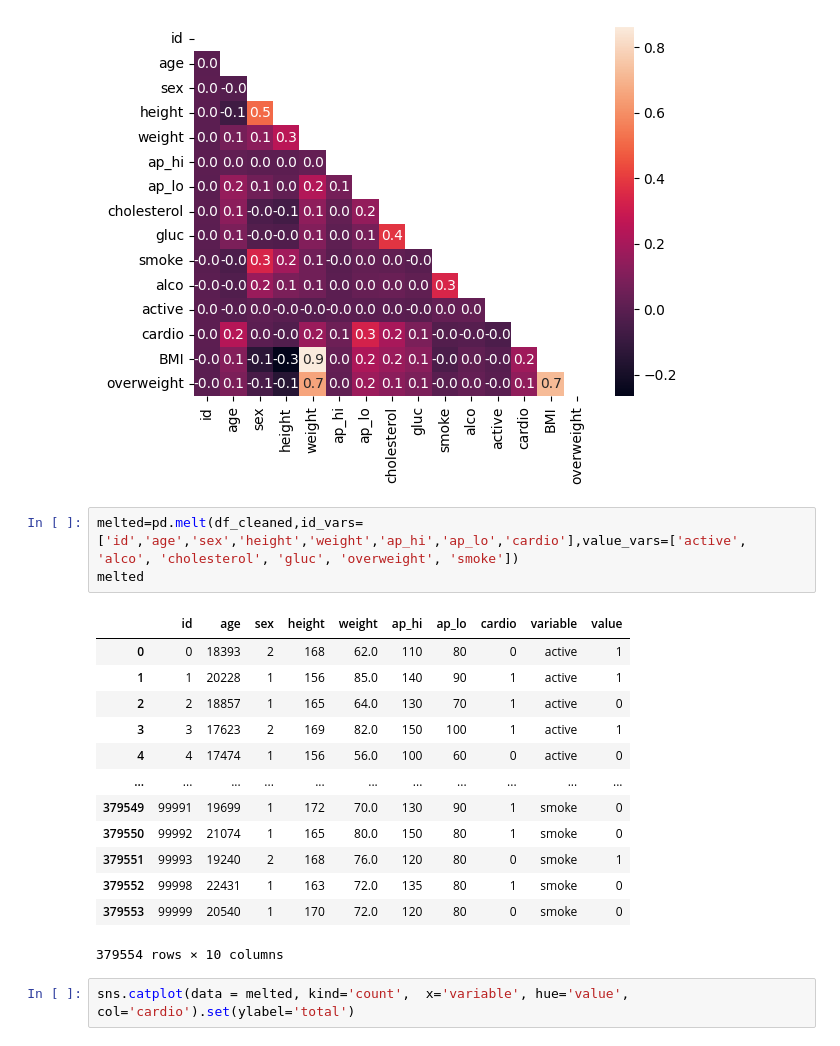
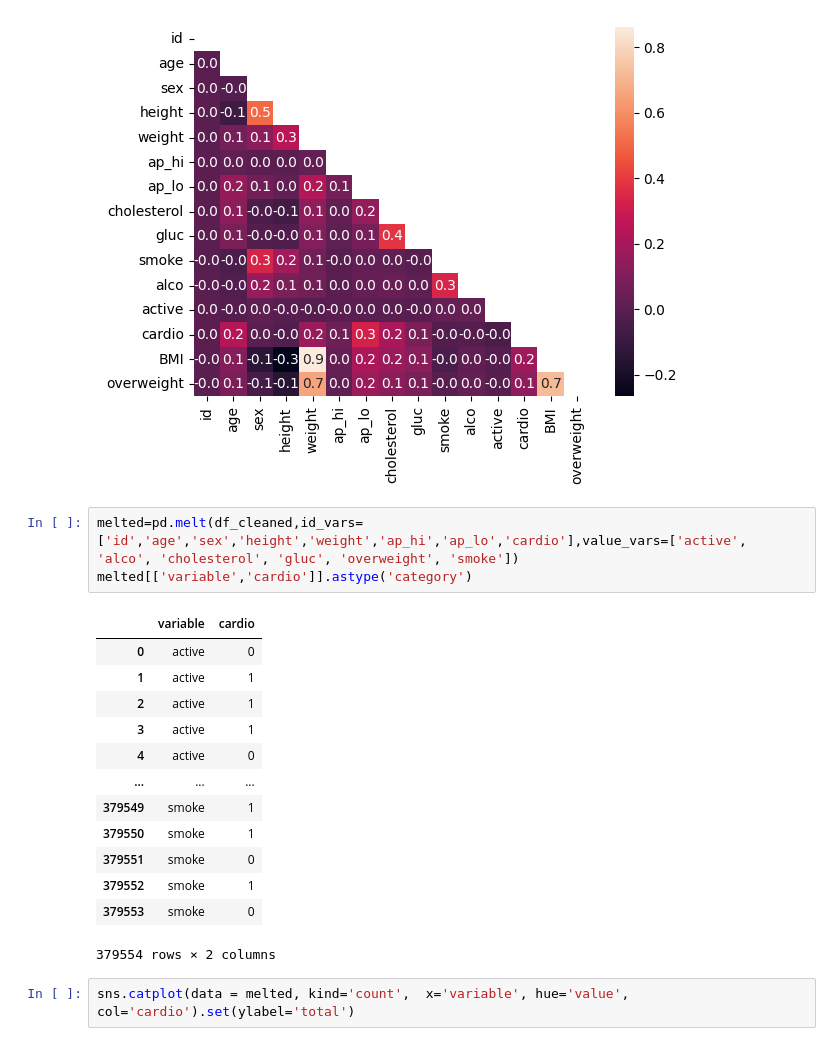
Before and after one commit to roldugina/freecodecamp_data_analysis_projects, a Jupyter notebook: medical_data_visualizer/medical_examination.ipynb, the cells around one changed output. Saved outputs shown, nothing was run; the diff lists cells and outputs as text.

```diff
--- a/medical_data_visualizer/medical_examination.ipynb
+++ b/medical_data_visualizer/medical_examination.ipynb
@@ -105,21 +105,21 @@ sns.heatmap(corr_matr,mask=mask,annot=True,fmt='.1f')
 [figure]
 # %%
 melted=pd.melt(df_cleaned,id_vars=['id','age','sex','height','weight','ap_hi','ap_lo','cardio'],value_vars=['active', 'alco', 'cholesterol', 'gluc', 'overweight', 'smoke'])
-melted
+melted[['variable','cardio']].astype('category')
 # %% [output]
-|  | id | age | sex | height | weight | ap_hi | ap_lo | cardio | variable | value |
-| 0 | 0 | 18393 | 2 | 168 | 62.0 | 110 | 80 | 0 | active | 1 |
-| 1 | 1 | 20228 | 1 | 156 | 85.0 | 140 | 90 | 1 | active | 1 |
-| 2 | 2 | 18857 | 1 | 165 | 64.0 | 130 | 70 | 1 | active | 0 |
-| 3 | 3 | 17623 | 2 | 169 | 82.0 | 150 | 100 | 1 | active | 1 |
-| 4 | 4 | 17474 | 1 | 156 | 56.0 | 100 | 60 | 0 | active | 0 |
-| ... | ... | ... | ... | ... | ... | ... | ... | ... | ... | ... |
-| 379549 | 99991 | 19699 | 1 | 172 | 70.0 | 130 | 90 | 1 | smoke | 0 |
-| 379550 | 99992 | 21074 | 1 | 165 | 80.0 | 150 | 80 | 1 | smoke | 0 |
-| 379551 | 99993 | 19240 | 2 | 168 | 76.0 | 120 | 80 | 0 | smoke | 1 |
-| 379552 | 99998 | 22431 | 1 | 163 | 72.0 | 135 | 80 | 1 | smoke | 0 |
-| 379553 | 99999 | 20540 | 1 | 170 | 72.0 | 120 | 80 | 0 | smoke | 0 |
+|  | variable | cardio |
+| 0 | active | 0 |
+| 1 | active | 1 |
+| 2 | active | 1 |
+| 3 | active | 1 |
+| 4 | active | 0 |
+| ... | ... | ... |
+| 379549 | smoke | 1 |
+| 379550 | smoke | 1 |
+| 379551 | smoke | 0 |
+| 379552 | smoke | 1 |
+| 379553 | smoke | 0 |
-379554 rows × 10 columns
+379554 rows × 2 columns
 # %%
 sns.catplot(data = melted, kind='count',  x='variable', hue='value', col='cardio').set(ylabel='total')
 # %% [output]
```
